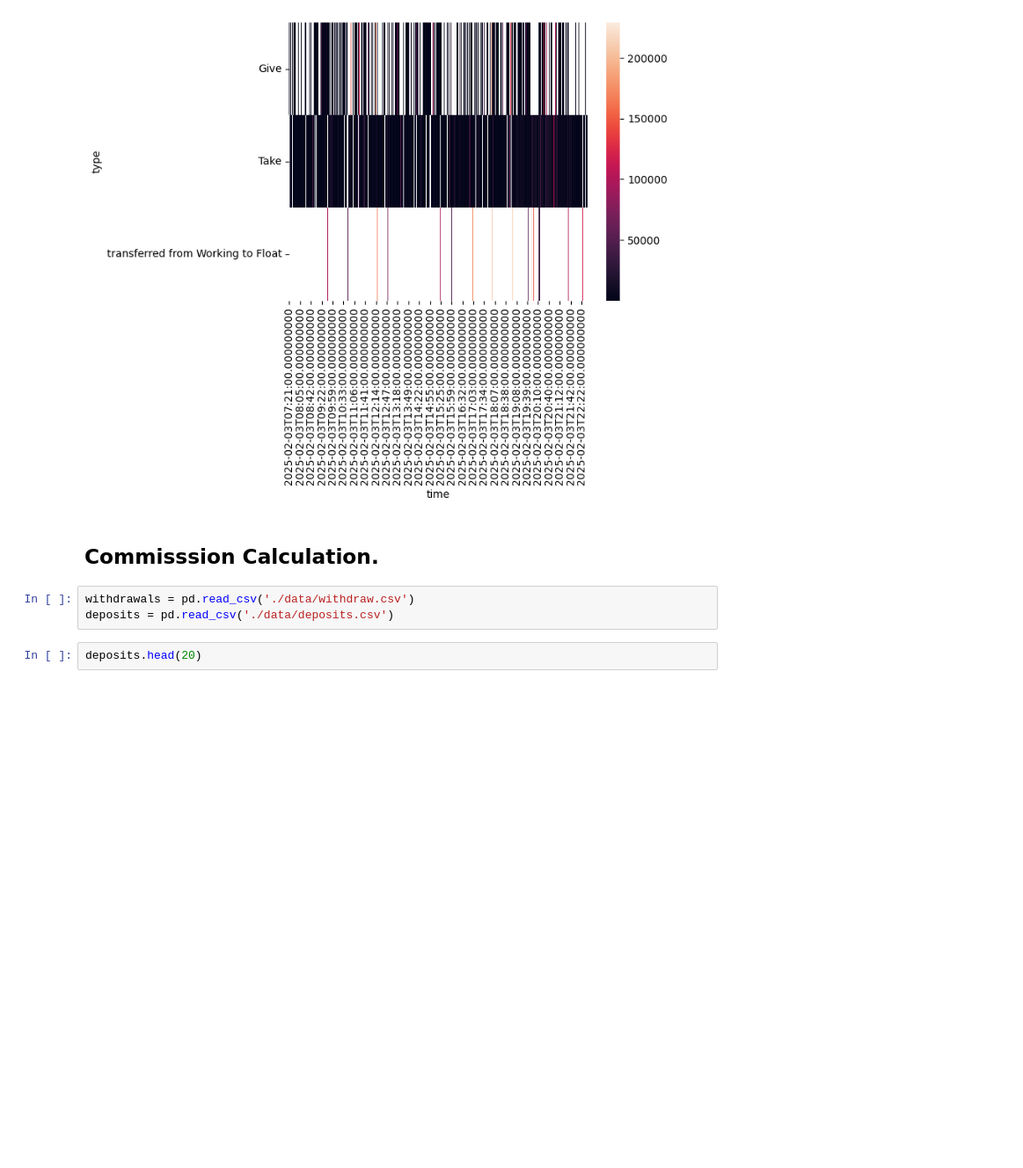
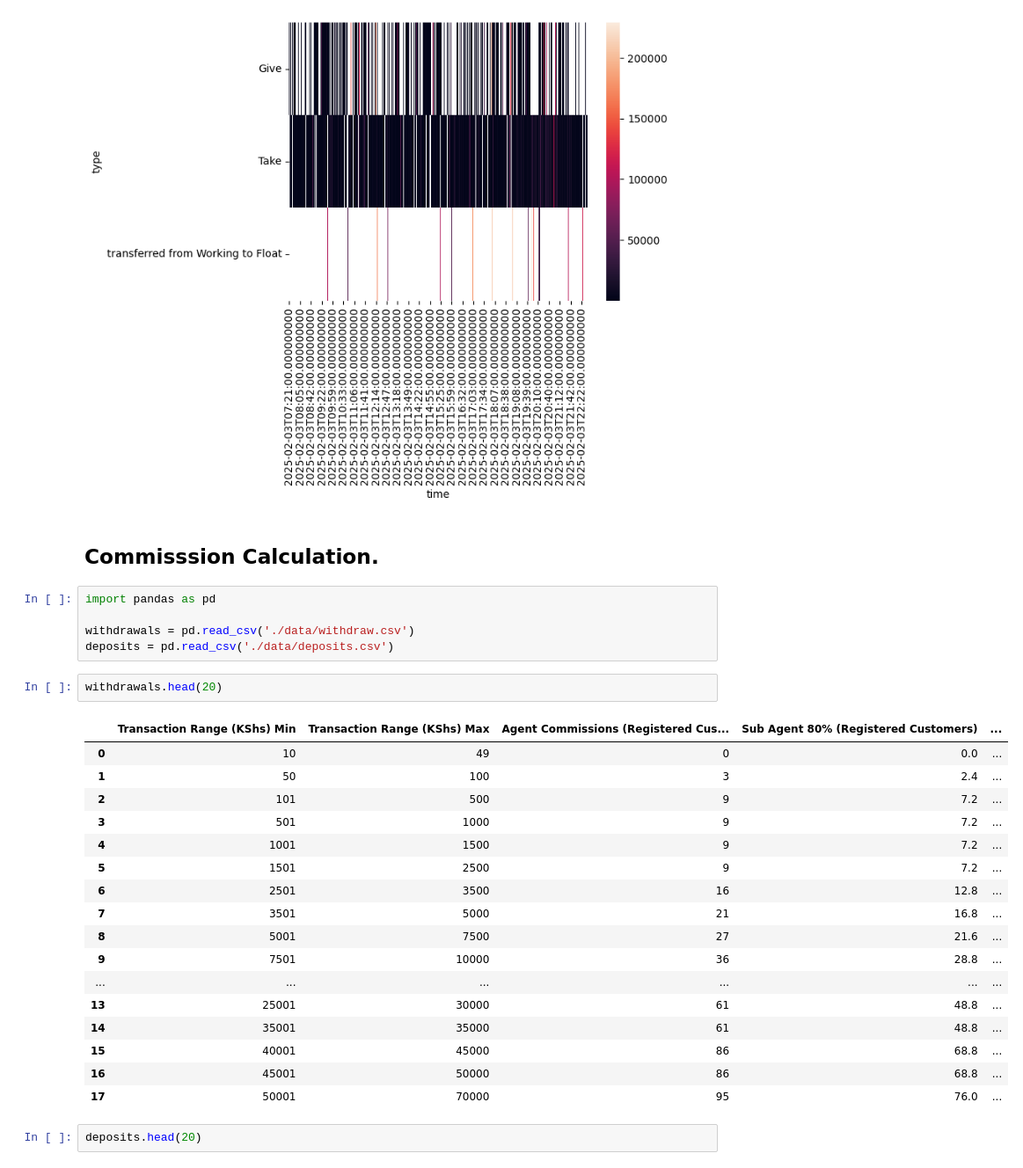
Before and after one commit to MarwaBrian/mpesa, a Jupyter notebook: index.ipynb, the cells around one changed output. Shown at 88% size. Drawn from its saved outputs; the diff is of its cells as text; blank space fills up the shorter version.

```diff
--- a/index.ipynb
+++ b/index.ipynb
@@ -628,8 +615,30 @@ sns.heatmap(model_df.pivot_table(index='type', columns='time', values='transacti
 # %% [markdown]
 ## Commisssion Calculation.
 # %%
+import pandas as pd
+
 withdrawals = pd.read_csv('./data/withdraw.csv')
 deposits = pd.read_csv('./data/deposits.csv')
+# %%
+withdrawals.head(20)
+# %% [output]
+|  | Transaction Range (KShs) Min | Transaction Range (KShs) Max | Agent Commissions (Registered Cus... | Sub Agent 80% (Registered Customers) | ... |
+| 0 | 10 | 49 | 0 | 0.0 | ... |
+| 1 | 50 | 100 | 3 | 2.4 | ... |
+| 2 | 101 | 500 | 9 | 7.2 | ... |
+| 3 | 501 | 1000 | 9 | 7.2 | ... |
+| 4 | 1001 | 1500 | 9 | 7.2 | ... |
+| 5 | 1501 | 2500 | 9 | 7.2 | ... |
+| 6 | 2501 | 3500 | 16 | 12.8 | ... |
+| 7 | 3501 | 5000 | 21 | 16.8 | ... |
+| 8 | 5001 | 7500 | 27 | 21.6 | ... |
+| 9 | 7501 | 10000 | 36 | 28.8 | ... |
+| ... | ... | ... | ... | ... | ... |
+| 13 | 25001 | 30000 | 61 | 48.8 | ... |
+| 14 | 35001 | 35000 | 61 | 48.8 | ... |
+| 15 | 40001 | 45000 | 86 | 68.8 | ... |
+| 16 | 45001 | 50000 | 86 | 68.8 | ... |
+| 17 | 50001 | 70000 | 95 | 76.0 | ... |
 # %%
 deposits.head(20)
 # %% [output]
```
Also changed, not shown: parts of 5 cells of this notebook, 3 other files.
